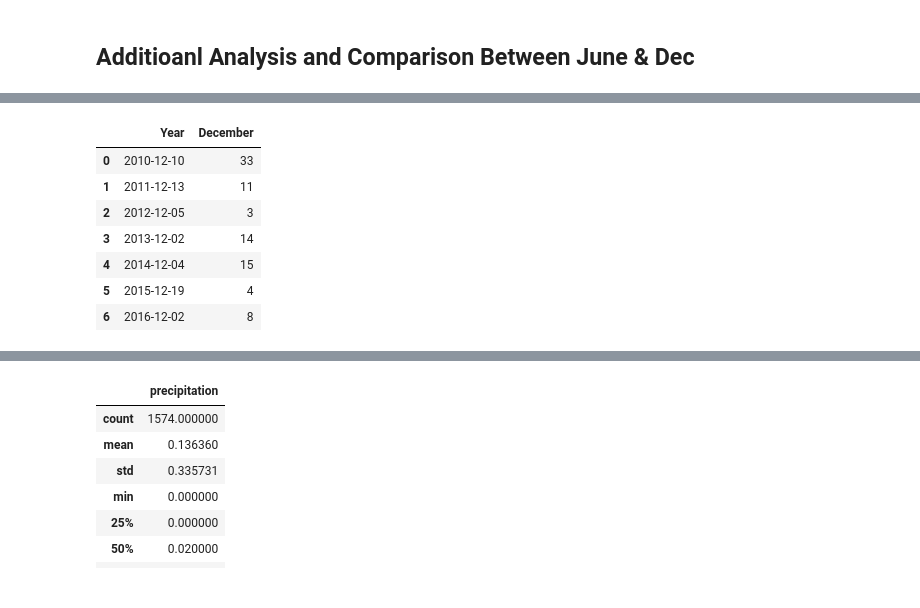
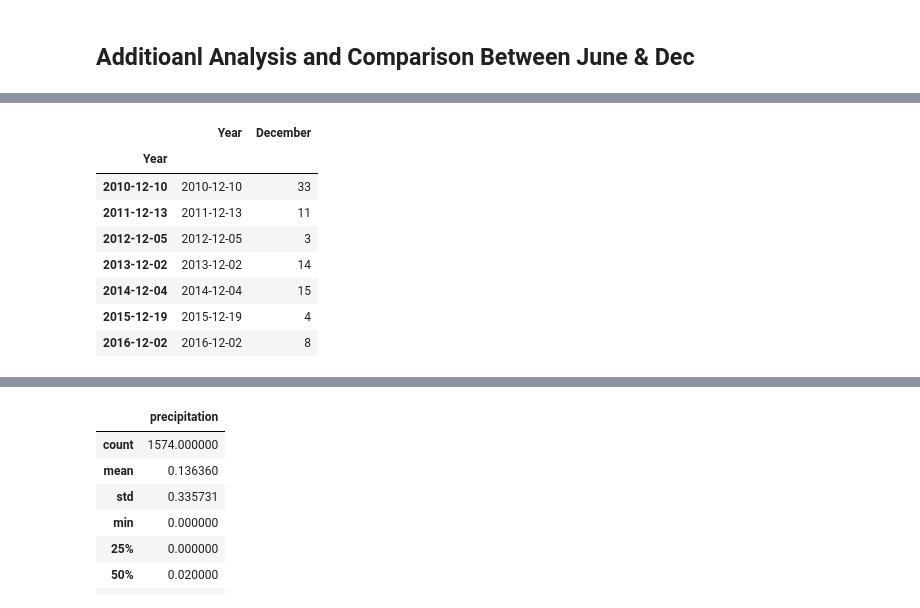
Before and after one commit to shamayun/Surfs_up, a Jupyter notebook: Resources/SurfsUp_Challenge.ipynb, the cells around one changed output, grey strips where cells are left out. Saved outputs shown, nothing was run; the diff lists cells and outputs as text; code cells hidden in the pictures.

```diff
--- a/Resources/SurfsUp_Challenge.ipynb
+++ b/Resources/SurfsUp_Challenge.ipynb
@@ -166,13 +191,15 @@ group_by(extract('year', Measurement.date)).filter(Measurement.prcp >= 1).\
 filter((extract('month', Measurement.date) == 12)).order_by(Measurement.date.asc())
 # %%
 dec_count_df=pd.DataFrame(dec_count, columns=['Year', 'December'])
+dec_count_df.set_index(dec_count_df['Year'], inplace=True)
 dec_count_df
 # %% [output]
 |  | Year | December |
-| 0 | 2010-12-10 | 33 |
-| 1 | 2011-12-13 | 11 |
-| 2 | 2012-12-05 | 3 |
-| 3 | 2013-12-02 | 14 |
-| 4 | 2014-12-04 | 15 |
-| 5 | 2015-12-19 | 4 |
-| 6 | 2016-12-02 | 8 |
+| Year |  |  |
+| 2010-12-10 | 2010-12-10 | 33 |
+| 2011-12-13 | 2011-12-13 | 11 |
+| 2012-12-05 | 2012-12-05 | 3 |
+| 2013-12-02 | 2013-12-02 | 14 |
+| 2014-12-04 | 2014-12-04 | 15 |
+| 2015-12-19 | 2015-12-19 | 4 |
+| 2016-12-02 | 2016-12-02 | 8 |
```
Also changed, not shown: parts of 7 cells of this notebook, 3 other files.
